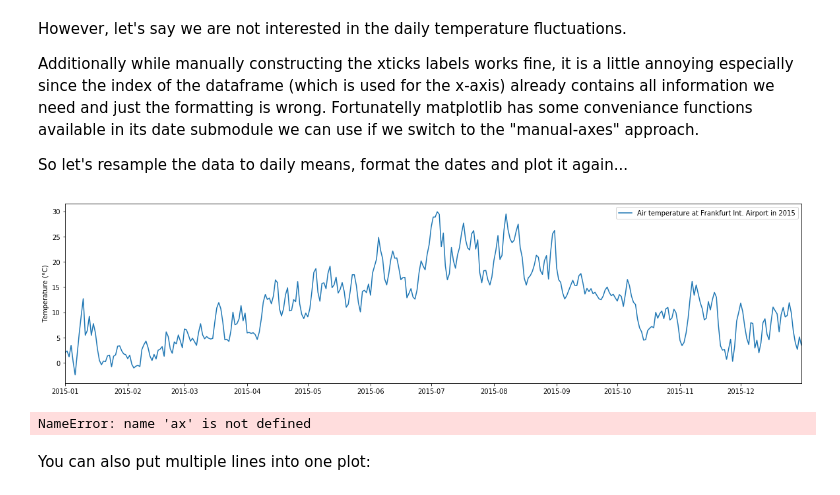
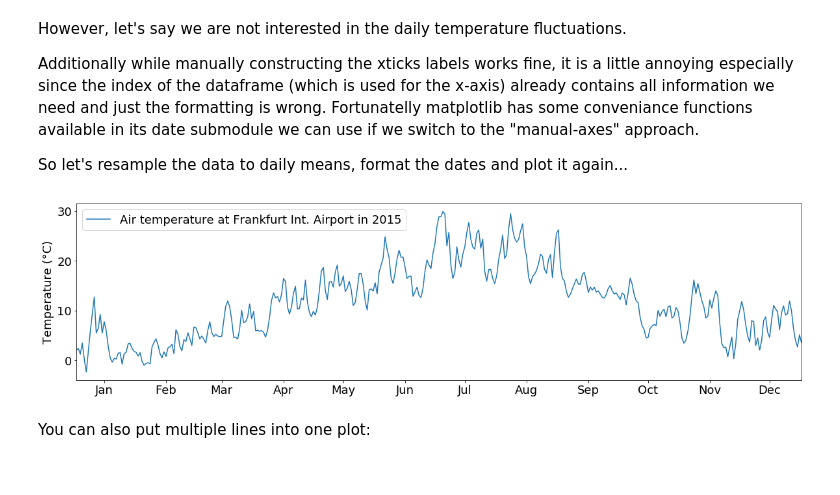
Before and after one commit to python-kurs/sommersemester_2019, a Jupyter notebook: content/units/S01E04.ipynb, the cells around one changed output. Cells and saved outputs as stored; diff of their text form; code cells hidden in the pictures.

```diff
--- a/content/units/S01E04.ipynb
+++ b/content/units/S01E04.ipynb
@@ -506,37 +437,34 @@ So let's resample the data to daily means, format the dates and plot it again...
 # %%
 temp_resampled = tabelle.air_temperature.resample("1d").mean()
 
 # We asign the figure to a variable to be able to manipulate it later
 fig = plt.figure(figsize=(20,5))
 
 # Add a new axes to the plot manually. The argument to the add_subplot function is used for positioning of the plot
 # First two numbers are number of rows/columns in the figure
 # Third number is the position of the plot to create
 ax = fig.add_subplot(111)
 
 # Plot the data
 ax.plot(temp_resampled,label="Air temperature at Frankfurt Int. Airport in 2015")
 
 ax.legend()
 ax.set_ylabel("Temperature (°C)")
 ax.set_xlim(("2015-01-01","2015-12-31"))
-test = 4
+
+# instead of creating the month labels manually we use matplotlibs built in date locators and formatters
+# set up the locator to find the 15th of every month (even though not every month is the same length this is close enough)
+days = mdates.DayLocator(bymonthday=15)
+# set the date format to the month shortname
+monthFmt = mdates.DateFormatter("%b")
+
+# apply locator and formatter to the ticks
+ax.xaxis.set_major_locator(days)
+ax.xaxis.set_major_formatter(monthFmt)
+
+plt.show()
 # %% [output]
-[figure, old version]
+[figure, new version]
-# %%
-# instead of creating the month labels manually we use matplotlibs built in date locators and formatters
-# set up the locator to find the 15th of every month (even though not every month is the same length this is close enough)
-days = mdates.DayLocator(bymonthday=15)
-# set the date format to the month shortname
-monthFmt = mdates.DateFormatter("%b")
-
-# apply locator and formatter to the ticks
-ax.xaxis.set_major_locator(days)
-ax.xaxis.set_major_formatter(monthFmt)
-
-plt.show()
-# %% [output]
-NameError: name 'ax' is not defined
 # %% [markdown]
 You can also put multiple lines into one plot:
 # %%
```
Also changed, not shown: parts of 14 cells of this notebook.
